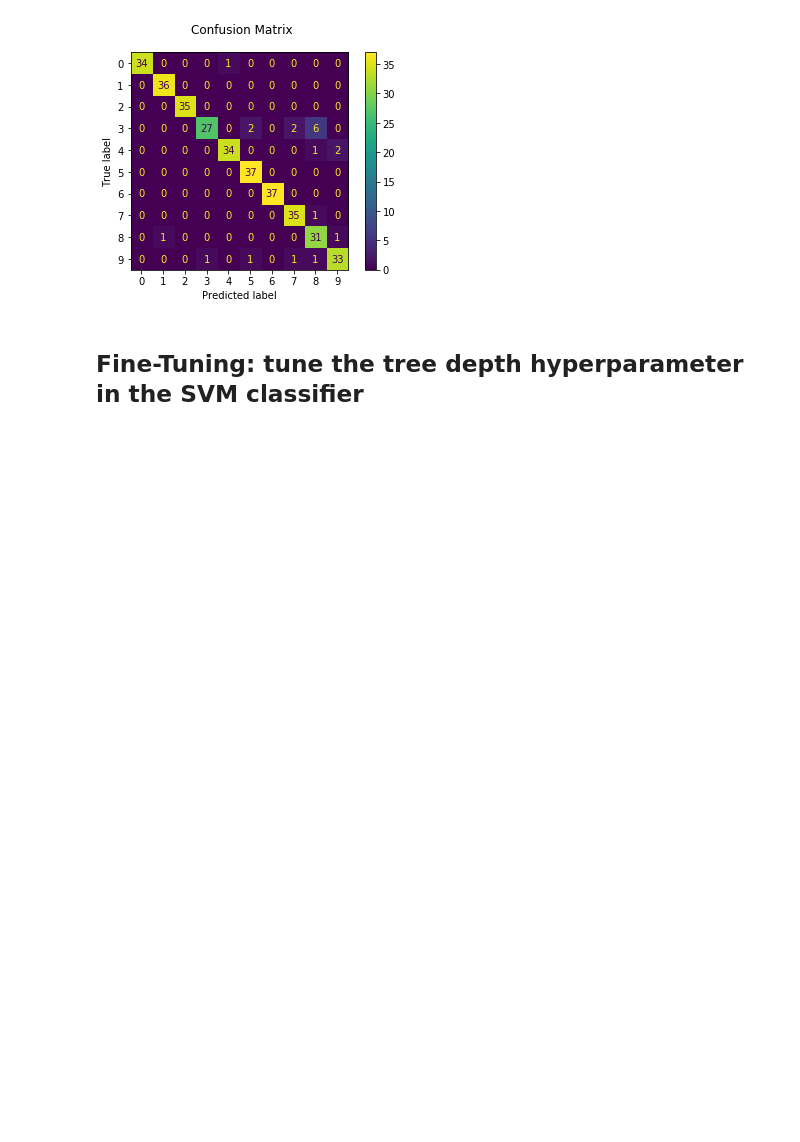
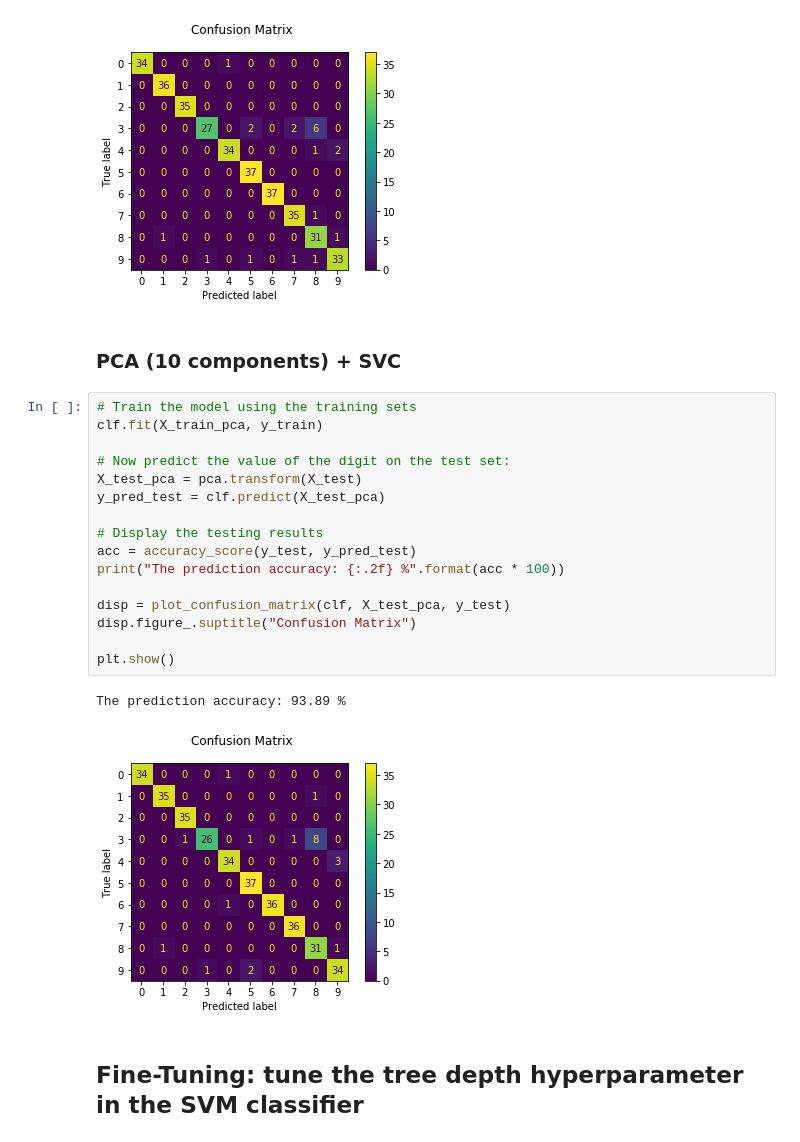
Before and after one commit to datamllab/automl-in-action-notebooks, a Jupyter notebook: 2.2-Image-Hand-Written-Digits-Recognition.ipynb, the cells around one changed output. Saved outputs shown, nothing was run; the diff lists cells and outputs as text; blank space fills up the shorter version.

```diff
--- a/2.2-Image-Hand-Written-Digits-Recognition.ipynb
+++ b/2.2-Image-Hand-Written-Digits-Recognition.ipynb
@@ -134,6 +138,27 @@ plt.show()
 # %% [output]
 The prediction accuracy: 94.17 %
 [figure]
+# %% [markdown]
+### PCA (10 components) + SVC
+# %%
+# Train the model using the training sets
+clf.fit(X_train_pca, y_train)
+
+# Now predict the value of the digit on the test set:
+X_test_pca = pca.transform(X_test)
+y_pred_test = clf.predict(X_test_pca)
+
+# Display the testing results
+acc = accuracy_score(y_test, y_pred_test)
+print("The prediction accuracy: {:.2f} %".format(acc * 100))
+
+disp = plot_confusion_matrix(clf, X_test_pca, y_test)
+disp.figure_.suptitle("Confusion Matrix")
+
+plt.show()
+# %% [output]
+The prediction accuracy: 93.89 %
+[figure, added]
 # %% [markdown]
 ## Fine-Tuning: tune the tree depth hyperparameter in the SVM classifier
 # %%
```
Also changed, not shown: parts of 5 cells of this notebook, 2 other files.
